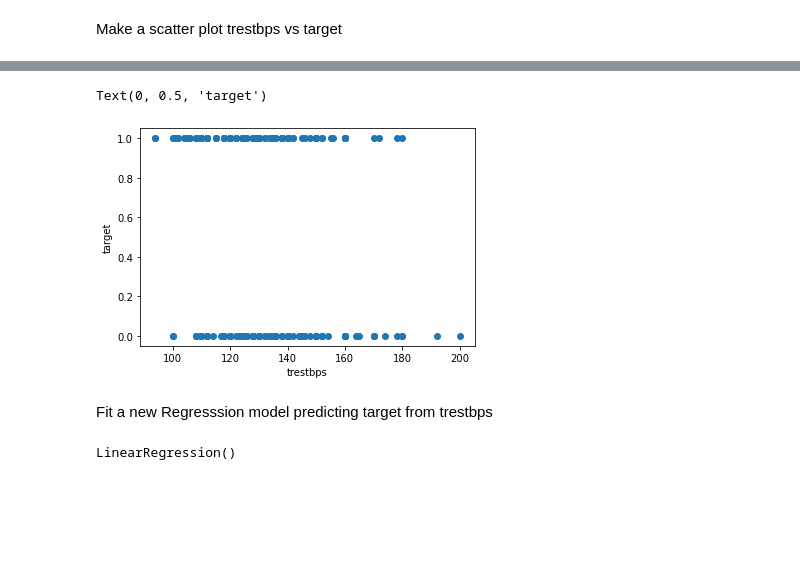
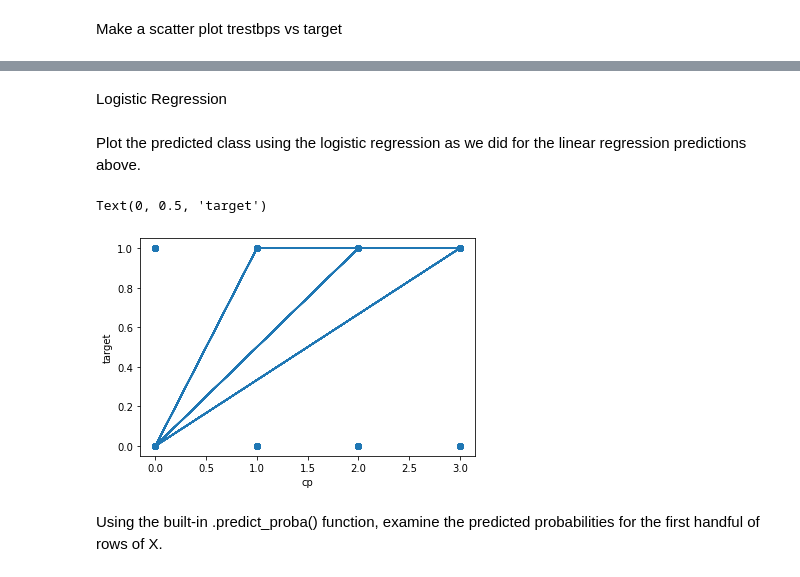
Before and after one commit to swatichaurasia/Projects, a Jupyter notebook: Heart_Analysis.ipynb, the cells around one changed output, grey strips where cells are left out. Cells and saved outputs as stored; diff of their text form; code cells hidden in the pictures; blank space fills up the shorter version.

Commit message:
Adding regresssion analysis on some variables

```diff
--- a/Heart_Analysis.ipynb
+++ b/Heart_Analysis.ipynb
@@ -368,0 +386,2 @@ Make a scatter plot trestbps vs target
+# %% [markdown]
+Logistic Regression
@@ -369,17 +391,19 @@ Make a scatter plot trestbps vs target
+# %%
+#Fit a Logistic Regression model
+from sklearn.linear_model import LogisticRegression
+logreg = LogisticRegression()
+feature_col = ['cp']
+X= df[feature_col]
+y = df.target
+logreg.fit(X,y)
+pred = logreg.predict(X)
+# %% [markdown]
+Plot the predicted class using the logistic regression as we did for the linear regression predictions above.
 # %%
-plt.scatter(df.trestbps, df.target)
-plt.xlabel('trestbps')
+plt.scatter(df.cp, df.target)
+plt.plot(df.cp, pred)
+plt.xlabel('cp')
 plt.ylabel('target')
 # %% [output]
 Text(0, 0.5, 'target')
-[figure, old version]
+[figure, new version]
-# %% [markdown]
-Fit a new Regresssion model predicting target from trestbps
-# %%
-linreg_trestbps = LinearRegression()
-feature_cols = ['trestbps']
-X= df[feature_cols]
-y = df['target']
-linreg_trestbps.fit(X,y)
-# %% [output]
-LinearRegression()
@@ -387,0 +410,2 @@ df['target_pred'] = linreg_trestbps.predict(X)
+# %% [markdown]
+Using the built-in .predict_proba() function, examine the predicted probabilities for the first handful of rows of X.
```
Also changed, not shown: parts of 14 cells of this notebook.
